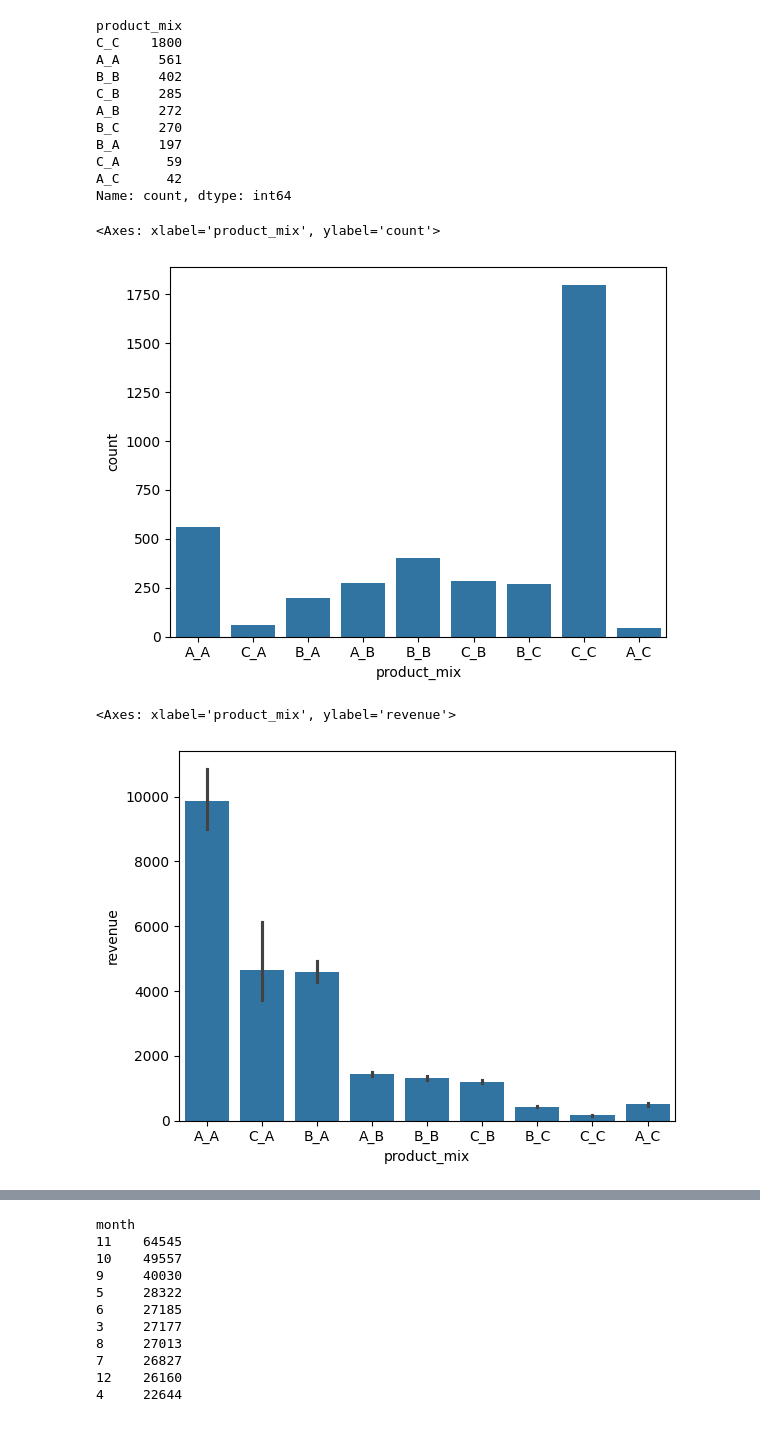
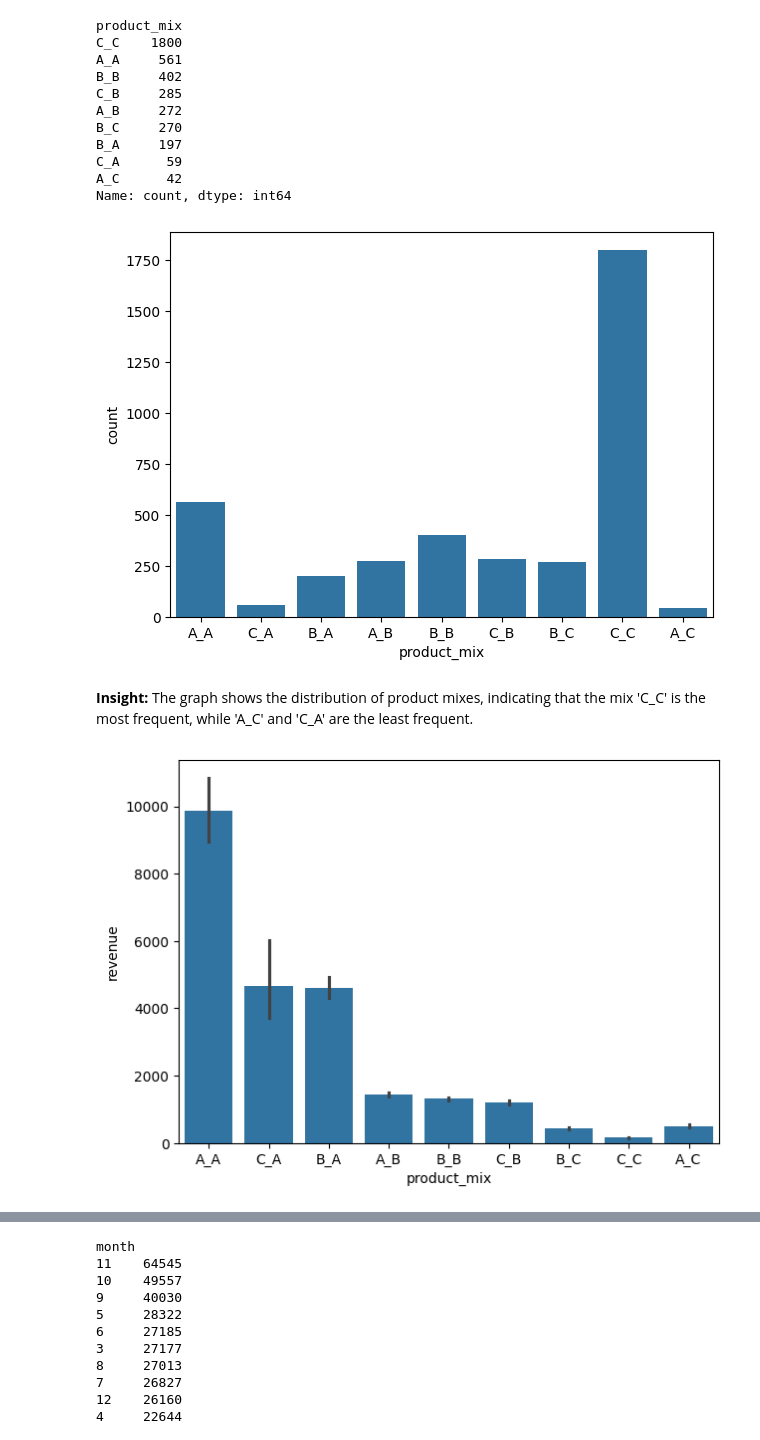
Before and after one commit to tariquedts/E-commerce_Inventory_Classification_Project, a Jupyter notebook: ABC XYZ Inventory Classification Analysis .ipynb, the cells around one changed output, grey strips where cells are left out. Cells and saved outputs as stored; diff of their text form; code cells hidden in the pictures.

```diff
--- a/ABC XYZ Inventory Classification Analysis .ipynb
+++ b/ABC XYZ Inventory Classification Analysis .ipynb
@@ -234,14 +266,21 @@ C_A      59
 A_C      42
 Name: count, dtype: int64
 # %%
-# Let's visualize how many SKUs are there in each category
+# Visualizing Product Mix Distribution
+plt.figure(figsize=(7, 5))
 sns.countplot(x='product_mix',data=data_abc_by_multi_criteria)
+plt.savefig("product_mix.jpg", dpi=300, bbox_inches='tight')
+plt.show()
 # %% [output]
-<Axes: xlabel='product_mix', ylabel='count'>
-[figure, old version]
+[figure, new version]
+# %% [markdown]
+**Insight:**
+The graph shows the distribution of product mixes, indicating that the mix 'C_C' is the most frequent, while 'A_C' and 'C_A' are the least frequent.
 # %%
-#Let's visualize the revenue generated by each category
+# Visualizing Revenue by Product Mix
+plt.figure(figsize=(7, 5))
 sns.barplot(x='product_mix',y='revenue',data=data_abc_by_multi_criteria)
+plt.savefig("product_mix by revenue.jpg", dpi=300, bbox_inches='tight')
+plt.show()
 # %% [output]
-<Axes: xlabel='product_mix', ylabel='revenue'>
-[figure, old version]
+[figure, new version]
```
Also changed, not shown: parts of 64 cells of this notebook, 1 other file.
